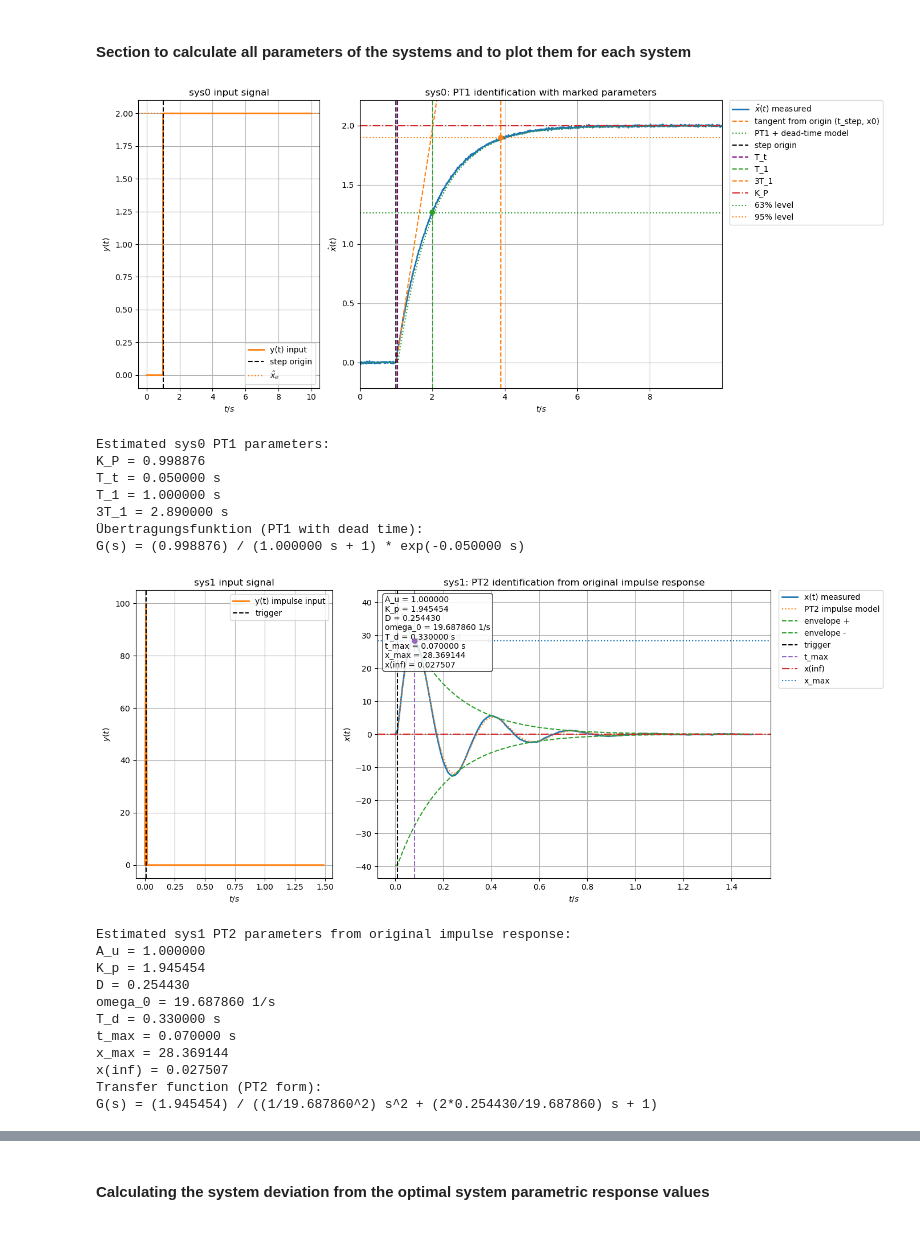
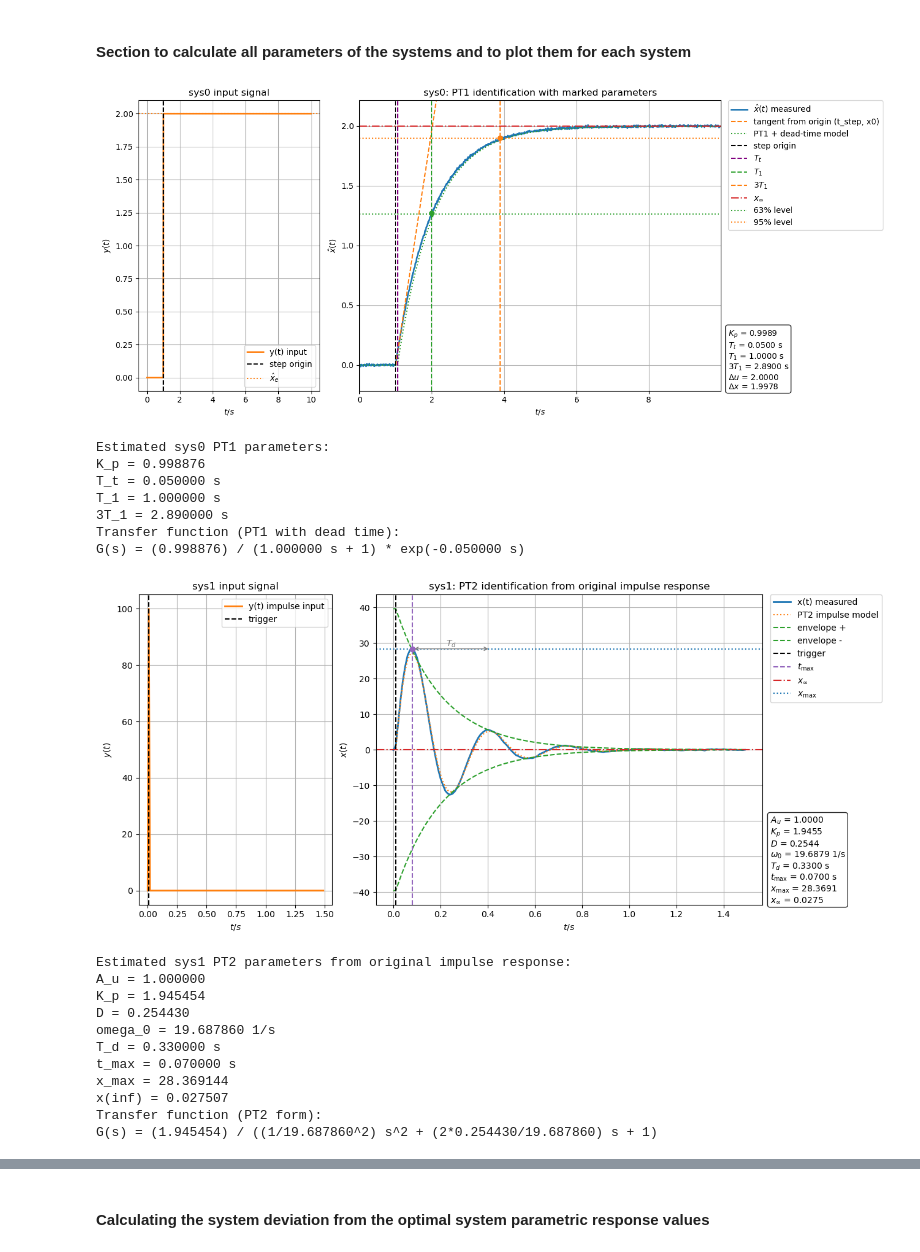
Before and after one commit to janisgra/RTP-T2, a Jupyter notebook: 02_Preperations/RTP-T2-analysis.ipynb, the cells around one changed output, grey strips where cells are left out. Saved outputs shown, nothing was run; the diff lists cells and outputs as text; code cells hidden in the pictures.

```diff
--- a/02_Preperations/RTP-T2-analysis.ipynb
+++ b/02_Preperations/RTP-T2-analysis.ipynb
@@ -540,12 +540,12 @@ ax_out.plot(t, tangent, '--', label='tangent from origin (t_step, x0)')
 ax_out.plot(t, x_model, ':', label='PT1 + dead-time model')
 
 ax_out.axvline(t_step, color='black', linestyle='--', label='step origin')
-ax_out.axvline(t_step + t_t, color='purple', linestyle='--', label='T_t')
-ax_out.axvline(t_step + T1, color='tab:green', linestyle='--', label='T_1')
-ax_out.axvline(t_step + T3, color='tab:orange', linestyle='--', label='3T_1')
+ax_out.axvline(t_step + t_t, color='purple', linestyle='--', label=r'$T_t$')
+ax_out.axvline(t_step + T1, color='tab:green', linestyle='--', label=r'$T_1$')
+ax_out.axvline(t_step + T3, color='tab:orange', linestyle='--', label=r'$3T_1$')
 
-# Requested rename: show steady-state output line as K_P in the legend.
-ax_out.axhline(x_inf, color='tab:red', linestyle='-.', label='K_P')
+# Steady-state output line: x_inf = x0 + K_p * du.
+ax_out.axhline(x_inf, color='tab:red', linestyle='-.', label=r'$x_\infty$')
 ax_out.axhline(x_63, color='tab:green', linestyle=':', label='63% level')
 ax_out.axhline(x_95, color='tab:orange', linestyle=':', label='95% level')
 ax_out.scatter([t_step + T1, t_step + T3], [x[idx_63], x[idx_95]], color=['tab:green', 'tab:orange'], zorder=5)
@@ -563,25 +563,41 @@ ax_out.set_ylabel(r'$\hat{x}(t)$')
 ax_out.grid()
 ax_out.legend(loc='upper left', bbox_to_anchor=(1.02, 1.0), borderaxespad=0.0)
 
+# Annotation box with identified parameters, placed below the legend (outside the plot, on the right).
+annot_text = (
+    f'$K_p$ = {K_p:.4f}\n'
+    f'$T_t$ = {t_t:.4f} s\n'
+    f'$T_1$ = {T1:.4f} s\n'
+    f'$3T_1$ = {T3:.4f} s\n'
+    f'$\\Delta u$ = {du:.4f}\n'
+    f'$\\Delta x$ = {dx:.4f}'
+)
+ax_out.text(
+    1.02, 0.0, annot_text,
+    transform=ax_out.transAxes, va='bottom', ha='left',
+    bbox=dict(boxstyle='round', facecolor='white', alpha=0.85)
+)
+
 plt.tight_layout()
+plt.subplots_adjust(right=0.78)
 plt.show()
-fig.savefig('figure_out/sys0_pt1_identification.' + fileformat, dpi=resolution)
+fig.savefig('figure_out/sys0_pt1_identification.' + fileformat, dpi=resolution, bbox_inches='tight')
 
 print('Estimated sys0 PT1 parameters:')
-print(f'K_P = {K_p:.6f}')
+print(f'K_p = {K_p:.6f}')
 print(f'T_t = {t_t:.6f} s')
 print(f'T_1 = {T1:.6f} s')
 print(f'3T_1 = {T3:.6f} s')
-print('Übertragungsfunktion (PT1 with dead time):')
+print('Transfer function (PT1 with dead time):')
 print(f'G(s) = ({K_p:.6f}) / ({T1:.6f} s + 1) * exp(-{t_t:.6f} s)')
 # %% [output]
-[figure, old version]
+[figure, new version]
 Estimated sys0 PT1 parameters:
-K_P = 0.998876
+K_p = 0.998876
 T_t = 0.050000 s
 T_1 = 1.000000 s
 3T_1 = 2.890000 s
-Übertragungsfunktion (PT1 with dead time):
+Transfer function (PT1 with dead time):
 G(s) = (0.998876) / (1.000000 s + 1) * exp(-0.050000 s)
 # %%
 # sys1 PT2 identification from original impulse response x(t)
@@ -688,9 +704,9 @@ ax_out.plot(t, x_env_plus, '--', color='tab:green', label='envelope +')
 ax_out.plot(t, x_env_minus, '--', color='tab:green', label='envelope -')
 
 ax_out.axvline(t_step, color='black', linestyle='--', label='trigger')
-ax_out.axvline(t[first_peak_idx], color='tab:purple', linestyle='--', label='t_max')
-ax_out.axhline(x_inf, color='tab:red', linestyle='-.', label='x(inf)')
-ax_out.axhline(x_max, color='tab:blue', linestyle=':', label='x_max')
+ax_out.axvline(t[first_peak_idx], color='tab:purple', linestyle='--', label=r'$t_\mathrm{max}$')
+ax_out.axhline(x_inf, color='tab:red', linestyle='-.', label=r'$x_\infty$')
+ax_out.axhline(x_max, color='tab:blue', linestyle=':', label=r'$x_\mathrm{max}$')
 ax_out.scatter([t[first_peak_idx]], [x_max], color='tab:purple', zorder=5)
 
 if np.isfinite(T_d):
@@ -703,47 +719,49 @@ if np.isfinite(T_d):
         t_p2 = t[first_peak_idx] + T_d
         y_arrow = x_max
     ax_out.annotate('', xy=(t_p1, y_arrow), xytext=(t_p2, y_arrow), arrowprops=dict(arrowstyle='<->', color='tab:gray'))
-    ax_out.text((t_p1 + t_p2) / 2.0, y_arrow, 'T_d', color='tab:gray', ha='center', va='bottom')
+    ax_out.text((t_p1 + t_p2) / 2.0, y_arrow, r'$T_d$', color='tab:gray', ha='center', va='bottom')
 
 ax_out.set_title('sys1: PT2 identification from original impulse response')
 ax_out.set_xlabel('$t/s$')
 ax_out.set_ylabel('$x(t)$')
 ax_out.grid()
 ax_out.legend(loc='upper left', bbox_to_anchor=(1.02, 1.0), borderaxespad=0.0)
 
+# Annotation box with identified parameters, placed below the legend (outside the plot, on the right).
 annot_text = (
-    f'A_u = {A_u:.6f}\n'
-    f'K_p = {K_p:.6f}\n'
-    f'D = {D:.6f}\n'
-    f'omega_0 = {omega_0:.6f} 1/s\n'
-    f'T_d = {T_d:.6f} s\n'
-    f't_max = {t_max_rel:.6f} s\n'
-    f'x_max = {x_max:.6f}\n'
-    f'x(inf) = {x_inf:.6f}'
+    f'$A_u$ = {A_u:.4f}\n'
+    f'$K_p$ = {K_p:.4f}\n'
+    f'$D$ = {D:.4f}\n'
+    f'$\\omega_0$ = {omega_0:.4f} 1/s\n'
+    f'$T_d$ = {T_d:.4f} s\n'
+    f'$t_\\mathrm{{max}}$ = {t_max_rel:.4f} s\n'
+    f'$x_\\mathrm{{max}}$ = {x_max:.4f}\n'
+    f'$x_\\infty$ = {x_inf:.4f}'
 )
 ax_out.text(
-    0.02, 0.98, annot_text,
-    transform=ax_out.transAxes, va='top', ha='left',
+    1.02, 0.0, annot_text,
+    transform=ax_out.transAxes, va='bottom', ha='left',
     bbox=dict(boxstyle='round', facecolor='white', alpha=0.85)
- )
+)
 
 plt.tight_layout()
+plt.subplots_adjust(right=0.78)
 plt.show()
-fig.savefig('figure_out/sys1_pt2_identification.' + fileformat, dpi=resolution)
+fig.savefig('figure_out/sys1_pt2_identification.' + fileformat, dpi=resolution, bbox_inches='tight')
 
 print('Estimated sys1 PT2 parameters from original impulse response:')
 print(f'A_u = {A_u:.6f}')
 print(f'K_p = {K_p:.6f}')
 print(f'D = {D:.6f}')
 print(f'omega_0 = {omega_0:.6f} 1/s')
 print(f'T_d = {T_d:.6f} s')
 print(f't_max = {t_max_rel:.6f} s')
 print(f'x_max = {x_max:.6f}')
 print(f'x(inf) = {x_inf:.6f}')
 print('Transfer function (PT2 form):')
 print(f'G(s) = ({K_p:.6f}) / ((1/{omega_0:.6f}^2) s^2 + (2*{D:.6f}/{omega_0:.6f}) s + 1)')
 # %% [output]
-[figure, old version]
+[figure, new version]
 Estimated sys1 PT2 parameters from original impulse response:
 A_u = 1.000000
 K_p = 1.945454
```
Also changed, not shown: parts of 1 cell of this notebook, 14 other files.
